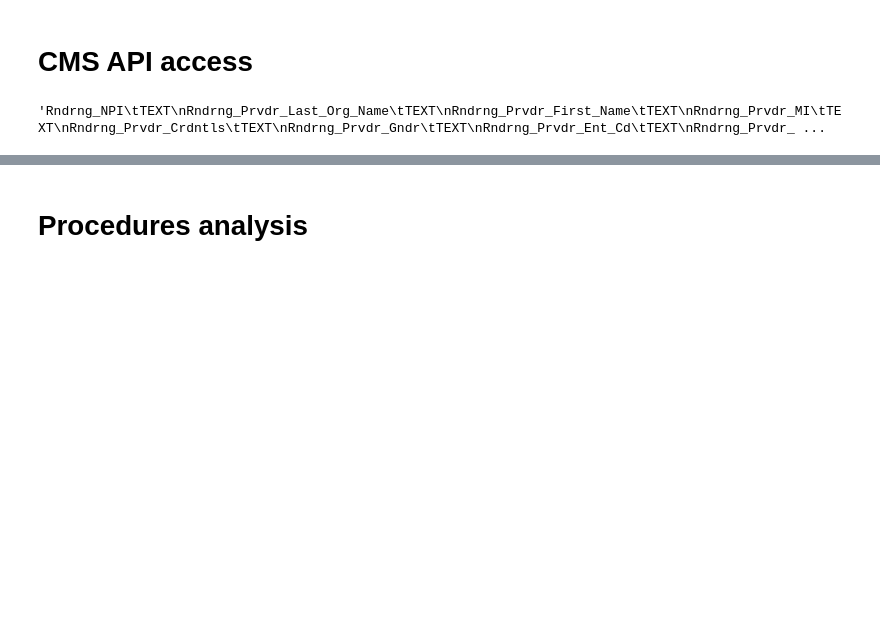
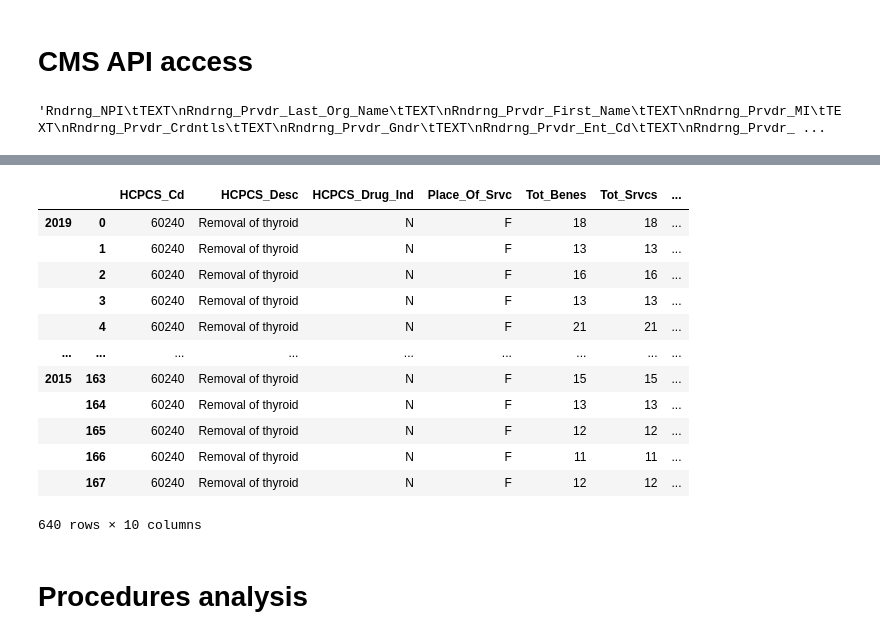
Before and after one commit to ryerrabelli/GeospatialAnalysis, a Jupyter notebook: src/notebooks/2022_12_29-RSY-geospatial_ENT_analysis_v04.ipynb, the cells around one changed output, grey strips where cells are left out. Saved outputs shown, nothing was run; the diff lists cells and outputs as text; code cells hidden in the pictures; blank space fills up the shorter version.

```diff
--- a/src/notebooks/2022_12_29-RSY-geospatial_ENT_analysis_v04.ipynb
+++ b/src/notebooks/2022_12_29-RSY-geospatial_ENT_analysis_v04.ipynb
@@ -214,0 +262,9 @@ if response.status_code == 200:
+# %%
+query = {
+    #     "column":"HCPCS_Cd,HCPCS_Desc,Tot_Benes",
+    #
+    "column":"HCPCS_Cd,HCPCS_Desc,HCPCS_Drug_Ind,Place_Of_Srvc,Tot_Benes,Tot_Srvcs,Tot_Bene_Day_Srvcs,Avg_Sbmtd_Chrg,Avg_Mdcr_Alowd_Amt,Avg_Mdcr_Pymt_Amt,Avg_Mdcr_Stdzd_Am",
+    #"group_by":"HCPCS_Cd",
+    "offset":0, "size":200, "keyword":"60240"
+    }
+records = access_CMS_data(None, query)
@@ -214,0 +282,16 @@ if response.status_code == 200:
+# %%
+display(records)
+# %% [output]
+|  |  | HCPCS_Cd | HCPCS_Desc | HCPCS_Drug_Ind | Place_Of_Srvc | Tot_Benes | Tot_Srvcs | ... |
+| 2019 | 0 | 60240 | Removal of thyroid | N | F | 18 | 18 | ... |
+|  | 1 | 60240 | Removal of thyroid | N | F | 13 | 13 | ... |
+|  | 2 | 60240 | Removal of thyroid | N | F | 16 | 16 | ... |
+|  | 3 | 60240 | Removal of thyroid | N | F | 13 | 13 | ... |
+|  | 4 | 60240 | Removal of thyroid | N | F | 21 | 21 | ... |
+| ... | ... | ... | ... | ... | ... | ... | ... | ... |
+| 2015 | 163 | 60240 | Removal of thyroid | N | F | 15 | 15 | ... |
+|  | 164 | 60240 | Removal of thyroid | N | F | 13 | 13 | ... |
+|  | 165 | 60240 | Removal of thyroid | N | F | 12 | 12 | ... |
+|  | 166 | 60240 | Removal of thyroid | N | F | 11 | 11 | ... |
+|  | 167 | 60240 | Removal of thyroid | N | F | 12 | 12 | ... |
+640 rows × 10 columns
```
Also changed, not shown: parts of 19 cells of this notebook, 13 other files.
